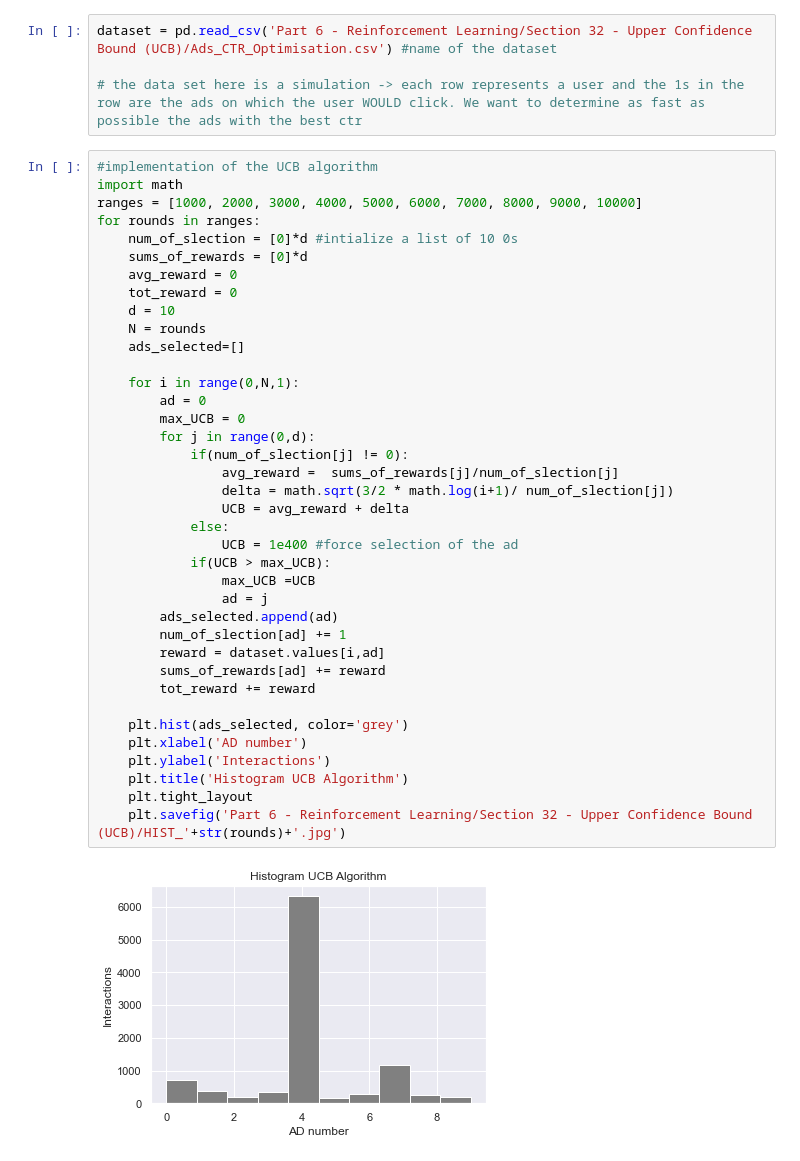
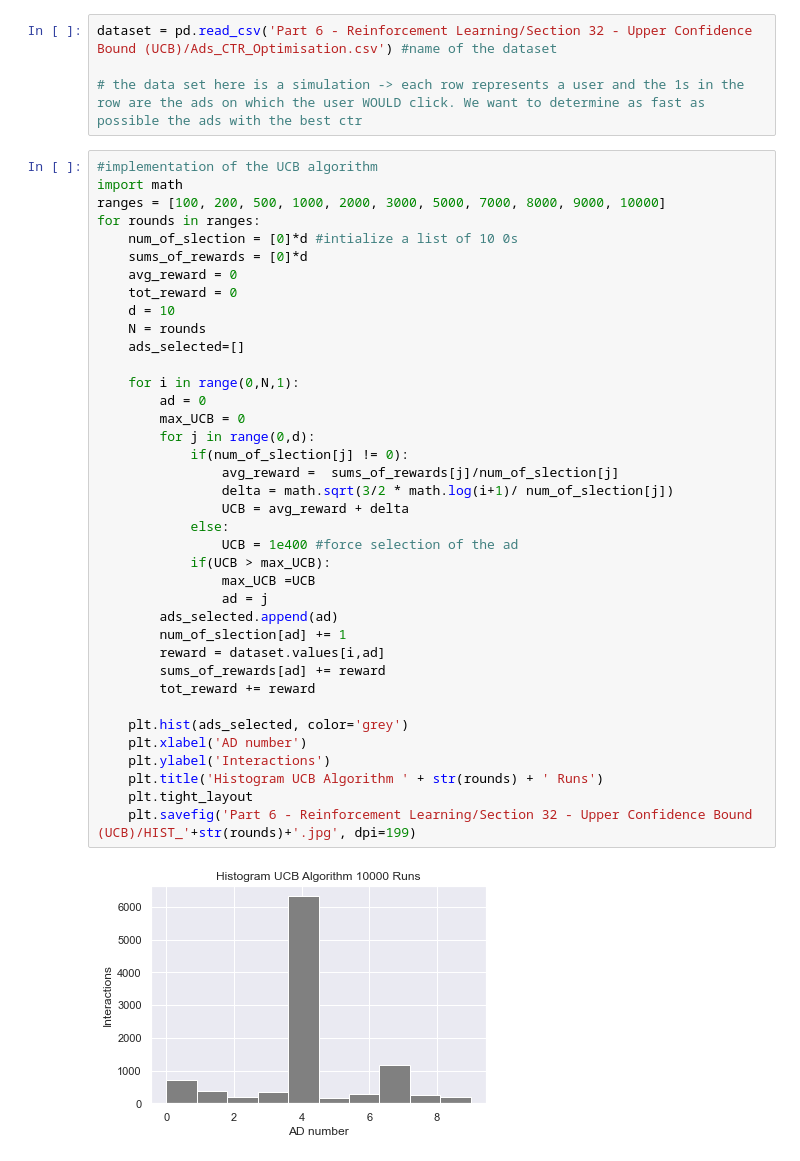
Before and after one commit to JacquesLeen/MachineLearningProjects, a Jupyter notebook: ML - Reinforcement Learning.ipynb, the cells around one changed output. Drawn from its saved outputs; the diff is of its cells as text.

```diff
--- a/ML - Reinforcement Learning.ipynb
+++ b/ML - Reinforcement Learning.ipynb
@@ -13,43 +42,43 @@ dataset = pd.read_csv('Part 6 - Reinforcement Learning/Section 32 - Upper Confid
 # %%
 #implementation of the UCB algorithm
 import math
-ranges = [1000, 2000, 3000, 4000, 5000, 6000, 7000, 8000, 9000, 10000]
+ranges = [100, 200, 500, 1000, 2000, 3000, 5000, 7000, 8000, 9000, 10000]
 for rounds in ranges:
     num_of_slection = [0]*d #intialize a list of 10 0s
     sums_of_rewards = [0]*d
     avg_reward = 0
     tot_reward = 0
     d = 10
     N = rounds
     ads_selected=[]
 
     for i in range(0,N,1):
         ad = 0
         max_UCB = 0
         for j in range(0,d):
             if(num_of_slection[j] != 0):
                 avg_reward =  sums_of_rewards[j]/num_of_slection[j]
                 delta = math.sqrt(3/2 * math.log(i+1)/ num_of_slection[j])
                 UCB = avg_reward + delta
             else:
                 UCB = 1e400 #force selection of the ad
             if(UCB > max_UCB):
                 max_UCB =UCB
                 ad = j
         ads_selected.append(ad)
         num_of_slection[ad] += 1
         reward = dataset.values[i,ad]
         sums_of_rewards[ad] += reward
         tot_reward += reward
 
     plt.hist(ads_selected, color='grey')
     plt.xlabel('AD number')
     plt.ylabel('Interactions')
-    plt.title('Histogram UCB Algorithm')
+    plt.title('Histogram UCB Algorithm ' + str(rounds) + ' Runs')
     plt.tight_layout
-    plt.savefig('Part 6 - Reinforcement Learning/Section 32 - Upper Confidence Bound (UCB)/HIST_'+str(rounds)+'.jpg')
+    plt.savefig('Part 6 - Reinforcement Learning/Section 32 - Upper Confidence Bound (UCB)/HIST_'+str(rounds)+'.jpg', dpi=199)
 # %% [output]
-[figure, old version]
+[figure, new version]
 # %% [markdown]
 ## 6.2 - Thompson Sampling
 
```
Also changed, not shown: parts of 5 cells of this notebook, 26 other files.
